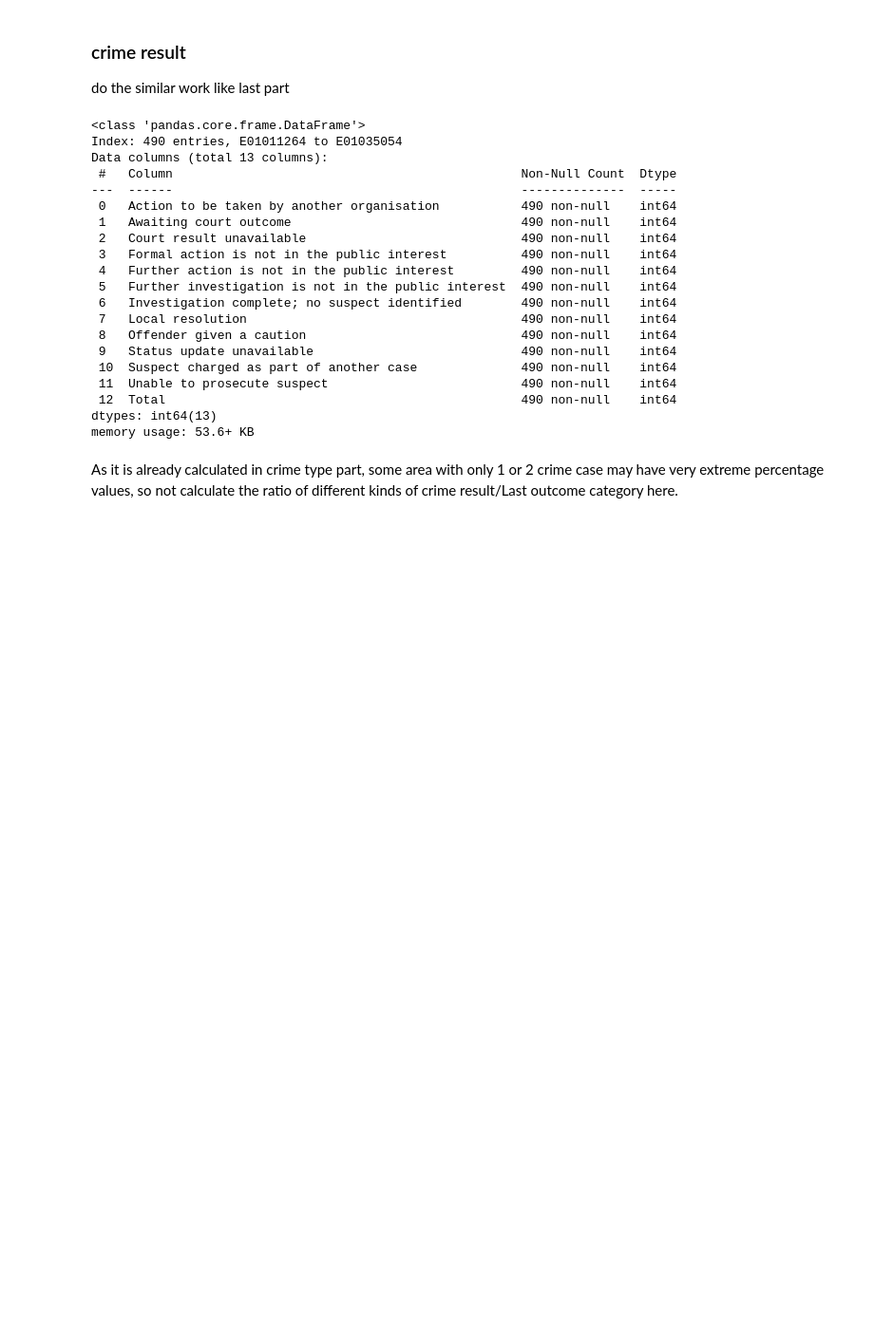
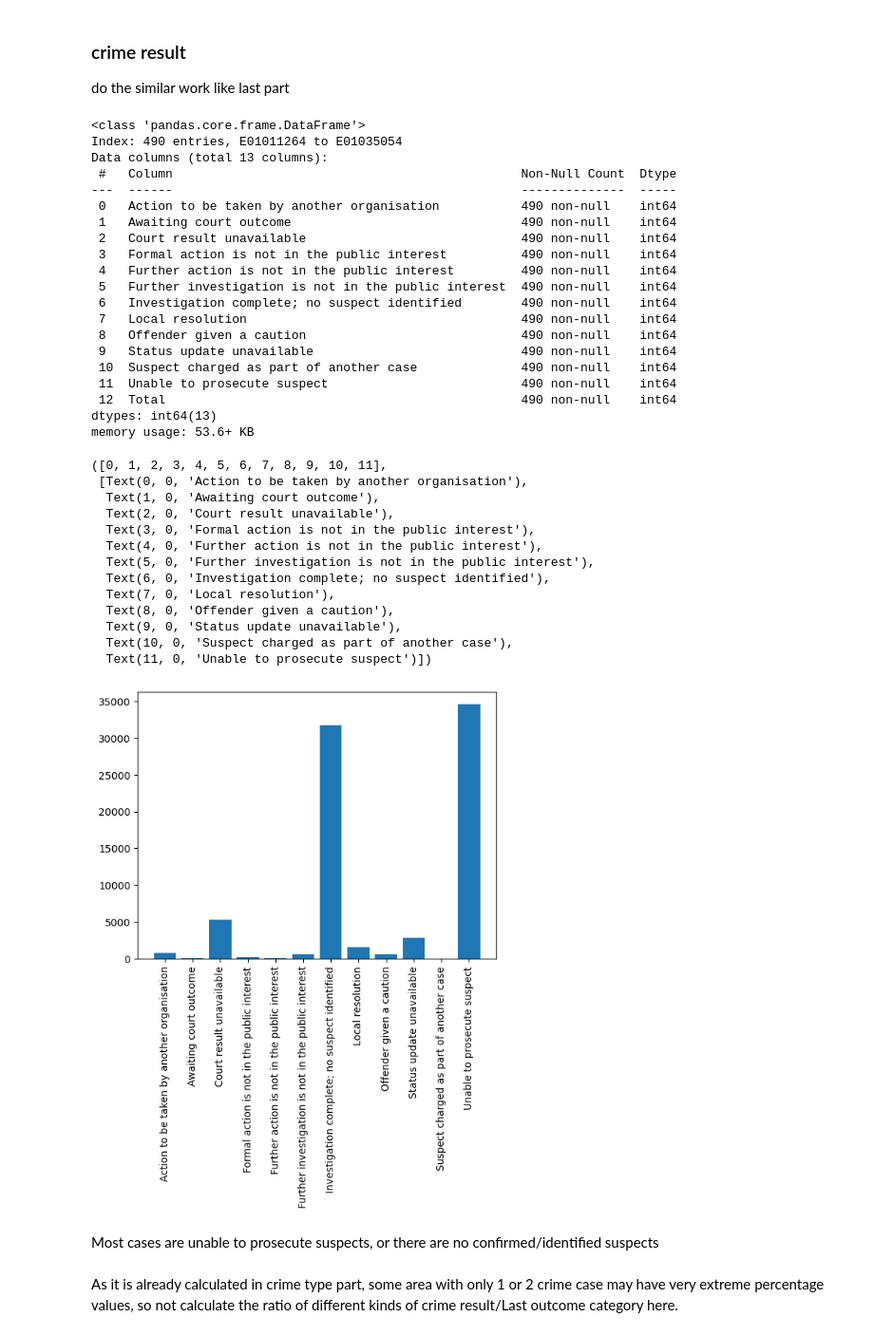
Before and after one commit to gy23cx/GEOG5990Assignment_Final_Project, a Jupyter notebook: GEOG5990M_final_project.ipynb, the cells around one changed output. Shown: that part at 95% size. Cells and saved outputs as stored; diff of their text form; code cells hidden in the pictures; blank space fills up the shorter version.

```diff
--- a/GEOG5990M_final_project.ipynb
+++ b/GEOG5990M_final_project.ipynb
@@ -615,8 +639,8 @@ do the similar work like last part
 # create a new dataframe only have result and lsoa code
 CrimeLeeds2021_ResultOnly = CrimeLeeds2021.loc[:,['LSOA code','Last outcome category']]
 # create the new dataframe for storing the counting result of each type of crime in each lsoa
-LSOACrime_L_result = CrimeLeeds2021_ResultOnly.pivot_table(index='LSOA code', columns='Last outcome category',aggfunc='size' , fill_value=0)
+LSOACrime_L_result_num = CrimeLeeds2021_ResultOnly.pivot_table(index='LSOA code', columns='Last outcome category',aggfunc='size' , fill_value=0)
 # add a sum of all crime results
 # ATTENTION! the result data's sum cannot be seen as sum of all crime, simce it has Nan cells
-LSOACrime_L_result['Total'] = LSOACrime_L_result.sum(axis=1)
+LSOACrime_L_result_num['Total'] = LSOACrime_L_result_num.sum(axis=1)
 # %%
@@ -642,6 +667,27 @@ Data columns (total 13 columns):
  12  Total                                                490 non-null    int64
 dtypes: int64(13)
 memory usage: 53.6+ KB
+# %%
+crimeResult_temp = LSOACrime_L_result_num.drop(columns='Total').sum()
+mplpplt.bar(crimeResult_temp.index, crimeResult_temp.values)
+mplpplt.xticks(rotation=90)
+# %% [output]
+([0, 1, 2, 3, 4, 5, 6, 7, 8, 9, 10, 11],
+ [Text(0, 0, 'Action to be taken by another organisation'),
+  Text(1, 0, 'Awaiting court outcome'),
+  Text(2, 0, 'Court result unavailable'),
+  Text(3, 0, 'Formal action is not in the public interest'),
+  Text(4, 0, 'Further action is not in the public interest'),
+  Text(5, 0, 'Further investigation is not in the public interest'),
+  Text(6, 0, 'Investigation complete; no suspect identified'),
+  Text(7, 0, 'Local resolution'),
+  Text(8, 0, 'Offender given a caution'),
+  Text(9, 0, 'Status update unavailable'),
+  Text(10, 0, 'Suspect charged as part of another case'),
+  Text(11, 0, 'Unable to prosecute suspect')])
+[figure, added]
+# %% [markdown]
+Most cases are unable to prosecute suspects, or there are no confirmed/identified suspects
 # %% [markdown]
 As it is already calculated in crime type part, some area with only 1 or 2 crime case may have very extreme percentage values, so not calculate the ratio of different kinds of crime result/Last outcome category here.
 # %% [markdown]
```
Also changed, not shown: parts of 9 cells of this notebook.
